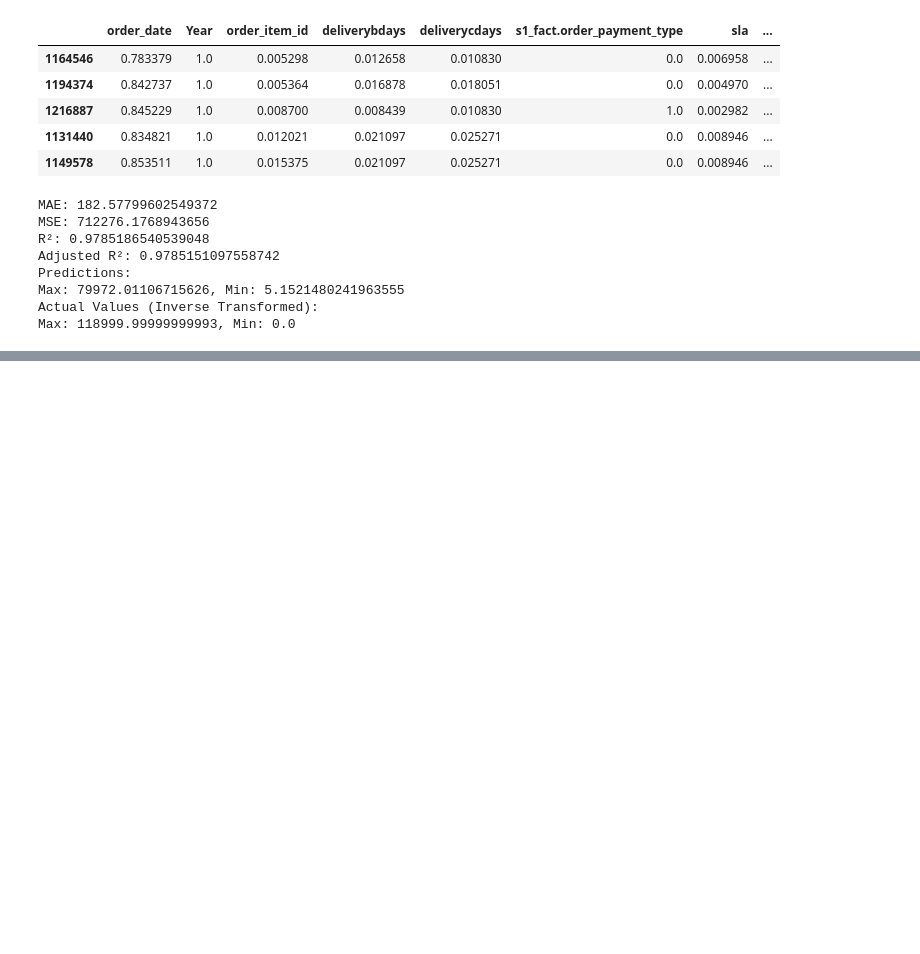
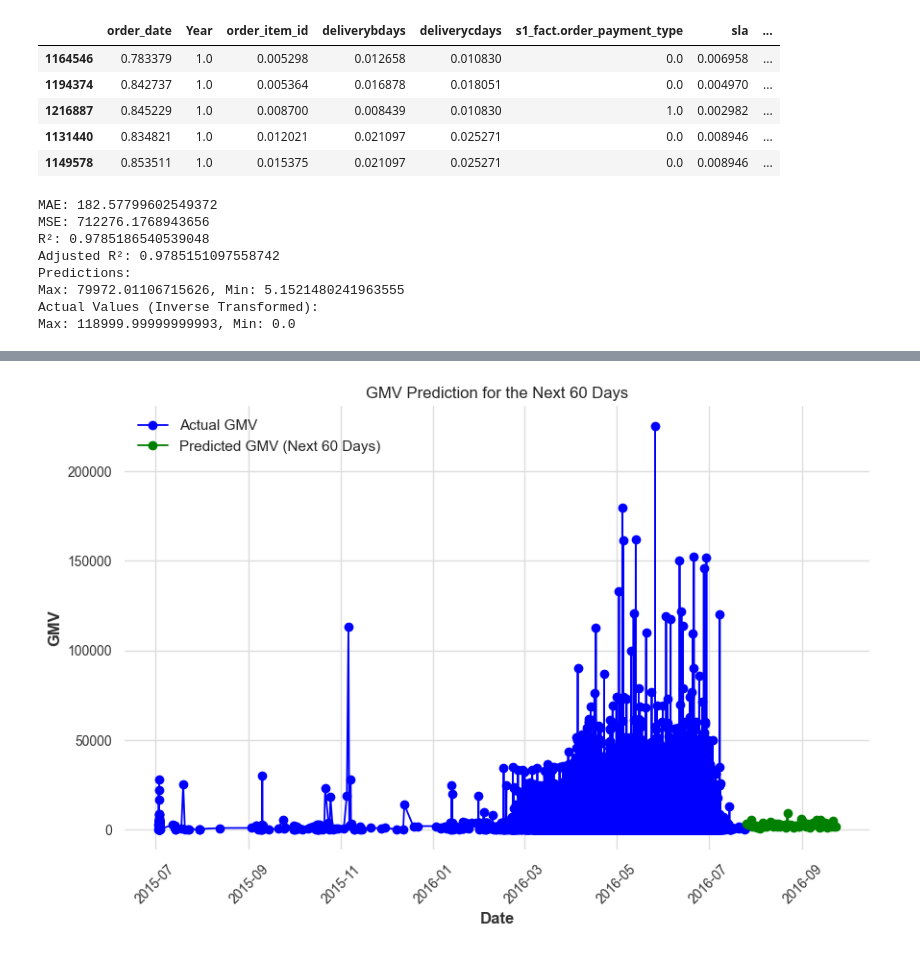
Before and after one commit to sanjayravichander/E-Commerce-Analysis-of-GMV, a Jupyter notebook: research.ipynb, the cells around one changed output, grey strips where cells are left out. Cells and saved outputs as stored; diff of their text form; code cells hidden in the pictures; blank space fills up the shorter version.

```diff
--- a/research.ipynb
+++ b/research.ipynb
@@ -908,0 +914,80 @@ plt.show()
+# %%
+# Assuming ce_df is already available with 'order_date' and 'gmv'
+ce_df['order_date'] = pd.to_datetime(ce_df['order_date'])
+
+# Sort the data by 'order_date'
+ce_df = ce_df.sort_values(by='order_date')
+
+# Create lag features for time series forecasting
+ce_df['gmv_lag1'] = ce_df['gmv'].shift(1)
+ce_df['gmv_lag2'] = ce_df['gmv'].shift(2)
+ce_df['gmv_lag3'] = ce_df['gmv'].shift(3)
+
+# Drop rows with missing values after creating lag features
+ce_df = ce_df.dropna()
+
+# Prepare features and target
+X = ce_df[['gmv_lag1', 'gmv_lag2', 'gmv_lag3']]
+y = ce_df['gmv']
+
+# Train-test split (80% train, 20% test)
+X_train, X_test, y_train, y_test = train_test_split(X, y, test_size=0.2, shuffle=False)
+
+# Initialize RandomForestRegressor
+rf_model = model_ran  # Assuming you already defined and trained model_ran earlier
+
+# Fit the model on training data
+rf_model.fit(X_train, y_train)
+
+# Dynamic days input
+days_to_predict = int(input("Enter the number of days to predict (e.g., 30 or 60): "))
+
+# Predict the next 'n' days of GMV
+last_data = X_test.iloc[-1].values.reshape(1, -1)
+future_preds = []
+feature_names = X.columns
+
+for _ in range(days_to_predict):
+    # Convert last_data to DataFrame to include feature names
+    last_data_df = pd.DataFrame(last_data, columns=feature_names)
+
+    # Make the prediction
+    pred = rf_model.predict(last_data_df)
+
+    # Store the prediction
+    future_preds.append(pred[0])
+
+    # Update last_data by shifting and adding the new prediction
+    last_data = np.roll(last_data, -1)
+    last_data[0, -1] = pred[0]
+
+# Create a date range for the next 'n' days
+future_dates = pd.date_range(ce_df['order_date'].max() + pd.Timedelta(days=1), periods=days_to_predict)
+
+# Combine future dates and predictions into a DataFrame
+future_gmv_df = pd.DataFrame({
+    'Date': future_dates,
+    'Predicted_GMV': future_preds
+})
+
+# Display future predictions in a DataFrame
+print(future_gmv_df)
+
+
+# Plot both present and future predicted GMV
+plt.figure(figsize=(10, 6))
+
+# Plot the actual GMV
+plt.plot(ce_df['order_date'], ce_df['gmv'], label="Actual GMV", color='blue', marker='o')
+
+# Plot the predicted GMV for future days
+plt.plot(future_dates, future_preds, label=f"Predicted GMV (Next {days_to_predict} Days)", color='green', marker='o')
+
+plt.xlabel('Date')
+plt.ylabel('GMV')
+plt.title(f'GMV Prediction for the Next {days_to_predict} Days')
+plt.legend()
+plt.grid(True)
+plt.xticks(rotation=45)
+plt.show()
+# %% [output]
@@ -909,3 +1011,4 @@ plt.show()
+[figure, added]
 # %%
 # Converting the data to Weekly Run
 ce_df.select_dtypes(include=['object']).info()
```
Also changed, not shown: parts of 9 cells of this notebook.
